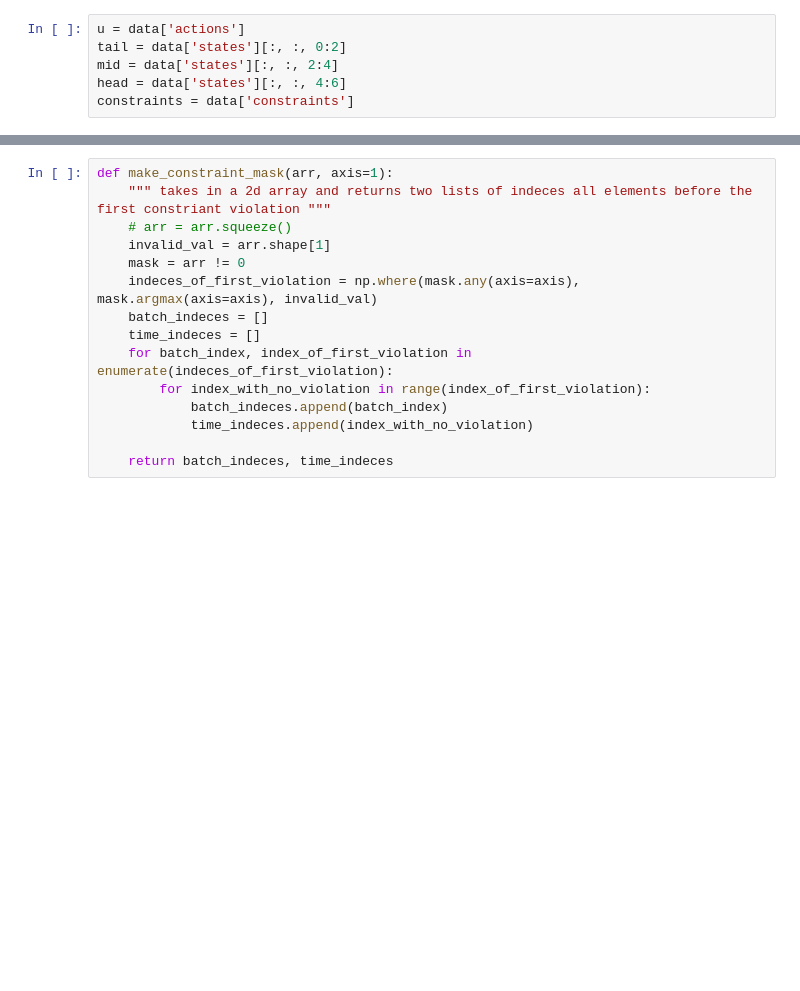
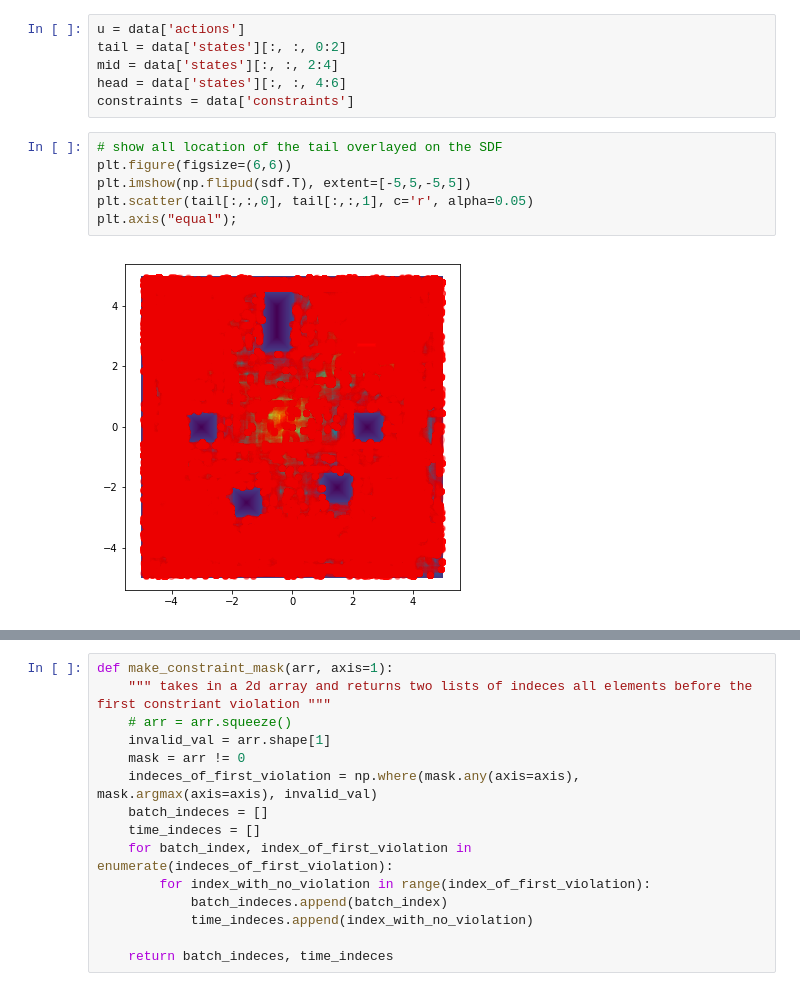
Before and after one commit to UM-ARM-Lab/unreliable-deform-manipulation, a Jupyter notebook: link_bot_notebooks/src/link_bot_notebooks/collision dataset debugging.ipynb, the cells around one changed output, grey strips where cells are left out. Saved outputs shown, nothing was run; the diff lists cells and outputs as text; blank space fills up the shorter version.

```diff
--- a/link_bot_notebooks/src/link_bot_notebooks/collision dataset debugging.ipynb
+++ b/link_bot_notebooks/src/link_bot_notebooks/collision dataset debugging.ipynb
@@ -14,6 +15,14 @@ tail = data['states'][:, :, 0:2]
 mid = data['states'][:, :, 2:4]
 head = data['states'][:, :, 4:6]
 constraints = data['constraints']
+# %%
+# show all location of the tail overlayed on the SDF
+plt.figure(figsize=(6,6))
+plt.imshow(np.flipud(sdf.T), extent=[-5,5,-5,5])
+plt.scatter(tail[:,:,0], tail[:,:,1], c='r', alpha=0.05)
+plt.axis("equal");
+# %% [output]
+[figure, added]
 # %%
 worst_idx = 179
 plt.scatter(tail[worst_idx,:,0], tail[worst_idx,:,1])
```
Also changed, not shown: parts of 2 cells of this notebook, 8 other files.
